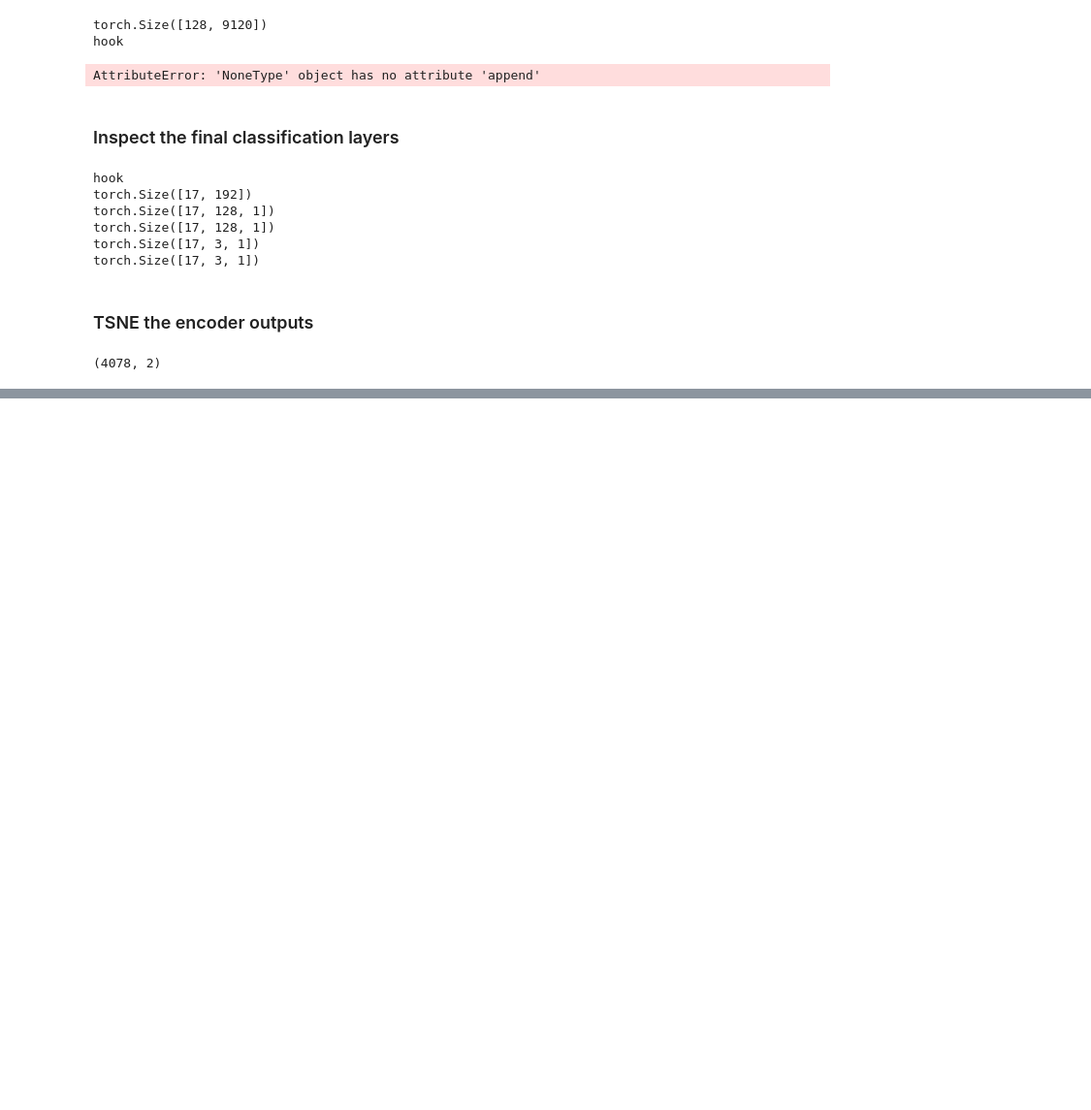
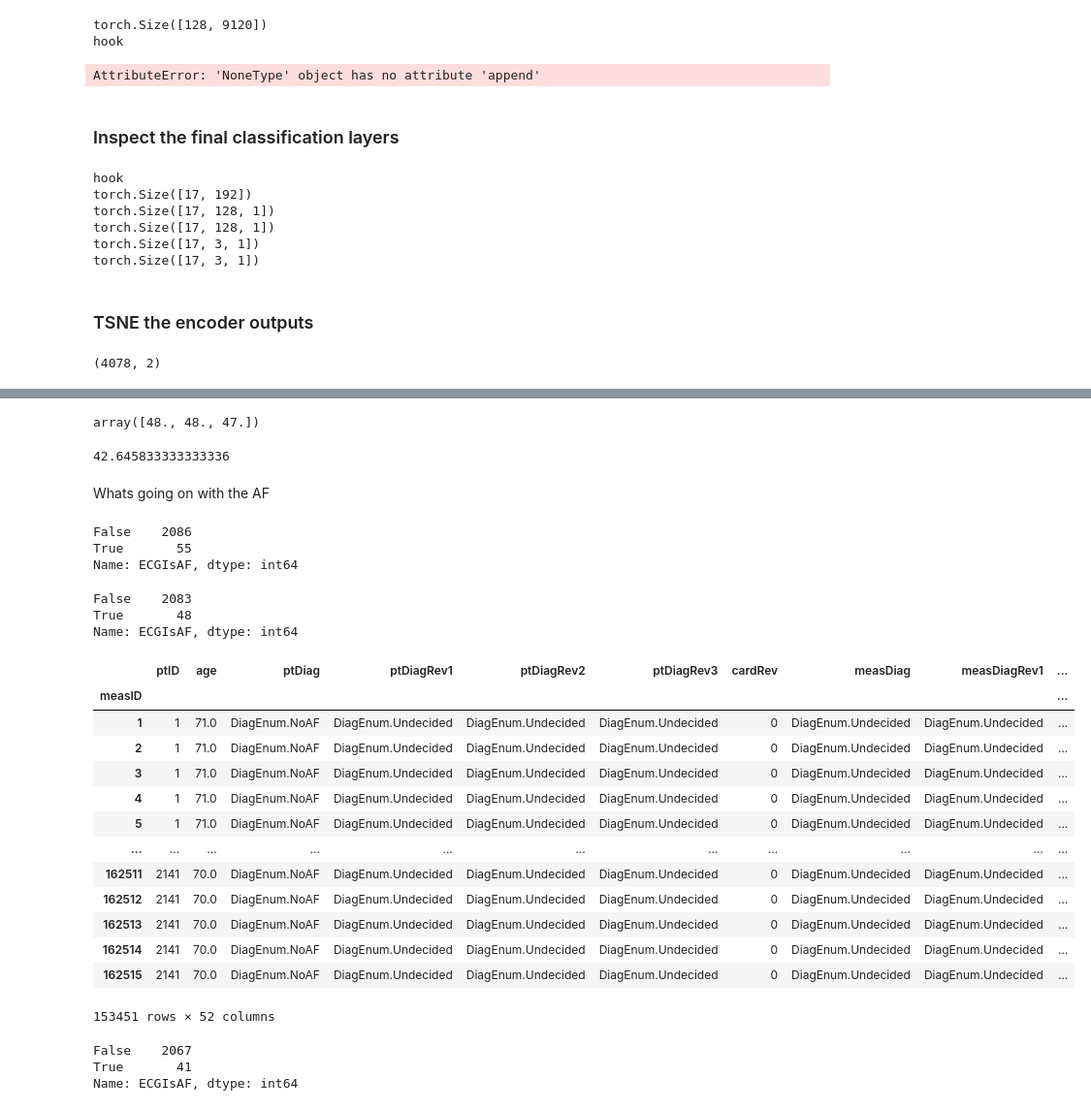
Before and after one commit to daniel347/ecg-signal-quality, a Jupyter notebook: Transformer.ipynb, the cells around one changed output, grey strips where cells are left out. Shown at 97% size. Cells and saved outputs as stored; diff of their text form; code cells hidden in the pictures; blank space fills up the shorter version.

```diff
--- a/Transformer.ipynb
+++ b/Transformer.ipynb
@@ -2040,0 +2666,52 @@ plt.colorbar()
+# %%
+num_af_found[14:17]
+# %% [output]
+array([48., 48., 47.])
+# %%
+num_review_per_af[15]
+# %% [output]
+42.645833333333336
+# %% [markdown]
+Whats going on with the AF
+# %%
+pt_data = SAFERDataset.load_pt_dataset(1)
+ecg_data = SAFERDataset.load_ecg_csv(1, pt_data, ecg_range=None, ecg_meas_diag=None, feas2_offset=10000, feas2_ecg_offset=200000)
+
+ecg_data["ECGIsAF"] = ecg_data["measDiag"] == DiagEnum.AF
+print(ecg_data.groupby("ptID")["ECGIsAF"].any().value_counts())
+
+ecg_data["feas"] = 1
+ecg_data["length"] = 9120
+ecg_data["rri_len"] = 20
+
+# this removes a number of the AF samples, IDK where the other AF samples are going!
+pt_data, ecg_data = prepare_safer_data(pt_data, ecg_data)
+# train_pts, test_pts, val_pts = generate_patient_splits(pt_data, 0.15, 0.15)
+# %% [output]
+False    2086
+True       55
+Name: ECGIsAF, dtype: int64
+# %%
+ecg_data["ECGIsAF"] = ecg_data["measDiag"] == DiagEnum.AF
+ecg_data.groupby("ptID")["ECGIsAF"].any().value_counts()
+# %% [output]
+False    2083
+True       48
+Name: ECGIsAF, dtype: int64
+# %%
+ecg_data
+# %% [output]
+|  | ptID | age | ptDiag | ptDiagRev1 | ptDiagRev2 | ptDiagRev3 | cardRev | measDiag | measDiagRev1 | ... |
+| measID |  |  |  |  |  |  |  |  |  | ... |
+| 1 | 1 | 71.0 | DiagEnum.NoAF | DiagEnum.Undecided | DiagEnum.Undecided | DiagEnum.Undecided | 0 | DiagEnum.Undecided | DiagEnum.Undecided | ... |
+| 2 | 1 | 71.0 | DiagEnum.NoAF | DiagEnum.Undecided | DiagEnum.Undecided | DiagEnum.Undecided | 0 | DiagEnum.Undecided | DiagEnum.Undecided | ... |
+| 3 | 1 | 71.0 | DiagEnum.NoAF | DiagEnum.Undecided | DiagEnum.Undecided | DiagEnum.Undecided | 0 | DiagEnum.Undecided | DiagEnum.Undecided | ... |
+| 4 | 1 | 71.0 | DiagEnum.NoAF | DiagEnum.Undecided | DiagEnum.Undecided | DiagEnum.Undecided | 0 | DiagEnum.Undecided | DiagEnum.Undecided | ... |
+| 5 | 1 | 71.0 | DiagEnum.NoAF | DiagEnum.Undecided | DiagEnum.Undecided | DiagEnum.Undecided | 0 | DiagEnum.Undecided | DiagEnum.Undecided | ... |
+| ... | ... | ... | ... | ... | ... | ... | ... | ... | ... | ... |
+| 162511 | 2141 | 70.0 | DiagEnum.NoAF | DiagEnum.Undecided | DiagEnum.Undecided | DiagEnum.Undecided | 0 | DiagEnum.Undecided | DiagEnum.Undecided | ... |
+| 162512 | 2141 | 70.0 | DiagEnum.NoAF | DiagEnum.Undecided | DiagEnum.Undecided | DiagEnum.Undecided | 0 | DiagEnum.Undecided | DiagEnum.Undecided | ... |
+| 162513 | 2141 | 70.0 | DiagEnum.NoAF | DiagEnum.Undecided | DiagEnum.Undecided | DiagEnum.Undecided | 0 | DiagEnum.Undecided | DiagEnum.Undecided | ... |
+| 162514 | 2141 | 70.0 | DiagEnum.NoAF | DiagEnum.Undecided | DiagEnum.Undecided | DiagEnum.Undecided | 0 | DiagEnum.Undecided | DiagEnum.Undecided | ... |
+| 162515 | 2141 | 70.0 | DiagEnum.NoAF | DiagEnum.Undecided | DiagEnum.Undecided | DiagEnum.Undecided | 0 | DiagEnum.Undecided | DiagEnum.Undecided | ... |
+153451 rows × 52 columns
@@ -2040,0 +2720,7 @@ plt.colorbar()
+# %%
+ecg_data["ECGIsAF"] = ecg_data["measDiag"] == DiagEnum.AF
+ecg_data.groupby("ptID")["ECGIsAF"].any().value_counts()
+# %% [output]
+False    2067
+True       41
+Name: ECGIsAF, dtype: int64
```
Also changed, not shown: parts of 88 cells of this notebook, 2 other files.
